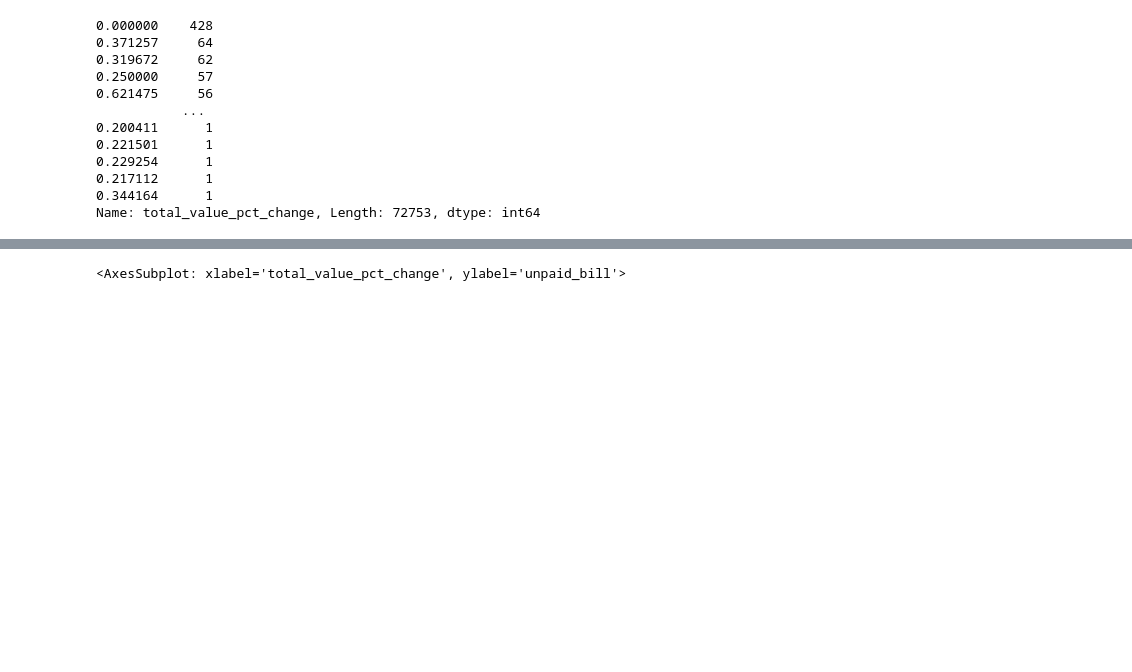
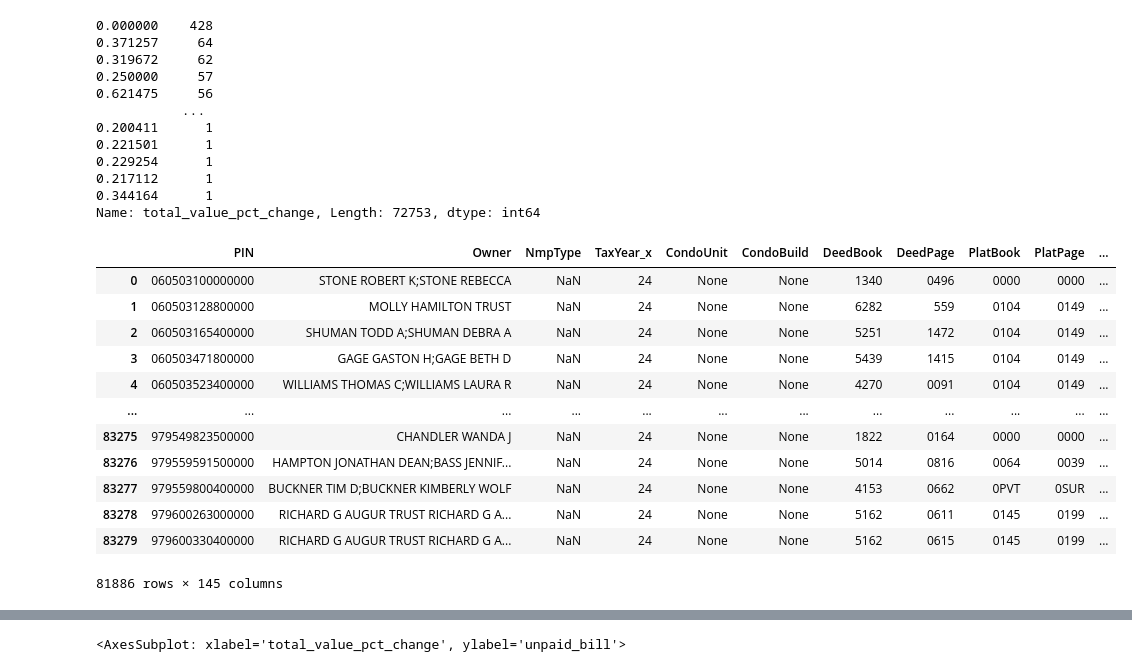
Before and after one commit to Alex-Devoid/buncombe-property-tax-analysis, a Jupyter notebook: unpaid_property_bills_analysis.ipynb, the cells around one changed output, grey strips where cells are left out. Saved outputs shown, nothing was run; the diff lists cells and outputs as text; code cells hidden in the pictures; blank space fills up the shorter version.

```diff
--- a/unpaid_property_bills_analysis.ipynb
+++ b/unpaid_property_bills_analysis.ipynb
@@ -250,3 +246,11 @@ geopandas.geodataframe.GeoDataFrame
+# %%
+crs = {'init': 'epsg:4326'}
+
+# Convert both parcels and tracts to the same CRS
+merged_data = merged_data.to_crs(crs)
+tracts = tracts.to_crs(crs)
+
+merged_data = gpd.sjoin(merged_data, tracts, how="left", op='within')
 # %%
 merged_data["total_due"].value_counts(dropna=False)
 # %% [output]
@@ -317,6 +321,22 @@ merged_data["total_value_pct_change"].value_counts(dropna=False)
 0.217112      1
 0.344164      1
 Name: total_value_pct_change, Length: 72753, dtype: int64
+# %%
+merged_data
+# %% [output]
+|  | PIN | Owner | NmpType | TaxYear_x | CondoUnit | CondoBuild | DeedBook | DeedPage | PlatBook | PlatPage | ... |
+| 0 | 060503100000000 | STONE ROBERT K;STONE REBECCA | NaN | 24 | None | None | 1340 | 0496 | 0000 | 0000 | ... |
+| 1 | 060503128800000 | MOLLY HAMILTON TRUST | NaN | 24 | None | None | 6282 | 559 | 0104 | 0149 | ... |
+| 2 | 060503165400000 | SHUMAN TODD A;SHUMAN DEBRA A | NaN | 24 | None | None | 5251 | 1472 | 0104 | 0149 | ... |
+| 3 | 060503471800000 | GAGE GASTON H;GAGE BETH D | NaN | 24 | None | None | 5439 | 1415 | 0104 | 0149 | ... |
+| 4 | 060503523400000 | WILLIAMS THOMAS C;WILLIAMS LAURA R | NaN | 24 | None | None | 4270 | 0091 | 0104 | 0149 | ... |
+| ... | ... | ... | ... | ... | ... | ... | ... | ... | ... | ... | ... |
+| 83275 | 979549823500000 | CHANDLER WANDA J | NaN | 24 | None | None | 1822 | 0164 | 0000 | 0000 | ... |
+| 83276 | 979559591500000 | HAMPTON JONATHAN DEAN;BASS JENNIF... | NaN | 24 | None | None | 5014 | 0816 | 0064 | 0039 | ... |
+| 83277 | 979559800400000 | BUCKNER TIM D;BUCKNER KIMBERLY WOLF | NaN | 24 | None | None | 4153 | 0662 | 0PVT | 0SUR | ... |
+| 83278 | 979600263000000 | RICHARD G AUGUR TRUST RICHARD G A... | NaN | 24 | None | None | 5162 | 0611 | 0145 | 0199 | ... |
+| 83279 | 979600330400000 | RICHARD G AUGUR TRUST RICHARD G A... | NaN | 24 | None | None | 5162 | 0615 | 0145 | 0199 | ... |
+81886 rows × 145 columns
 # %%
 import statsmodels.api as sm
 
```
Also changed, not shown: parts of 9 cells of this notebook, 4 other files.
